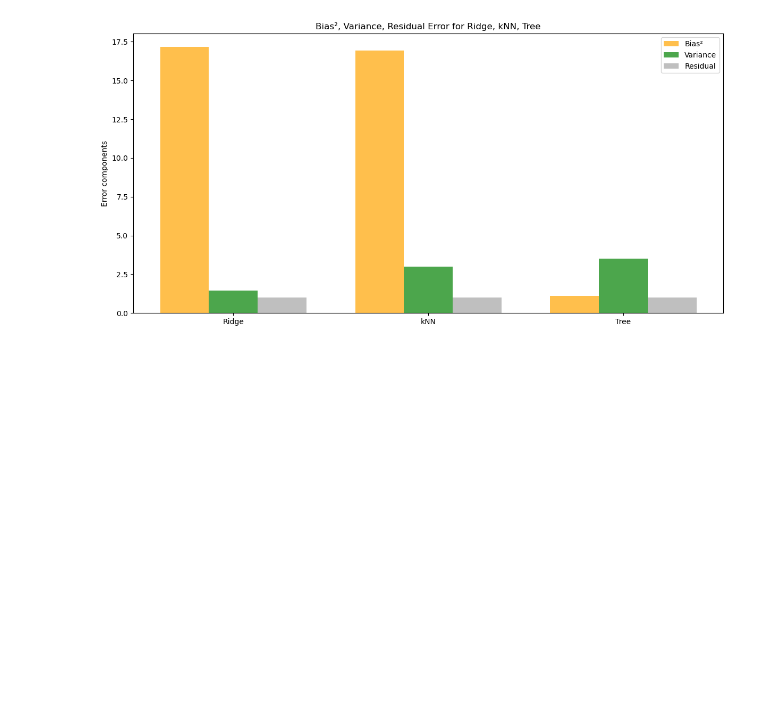
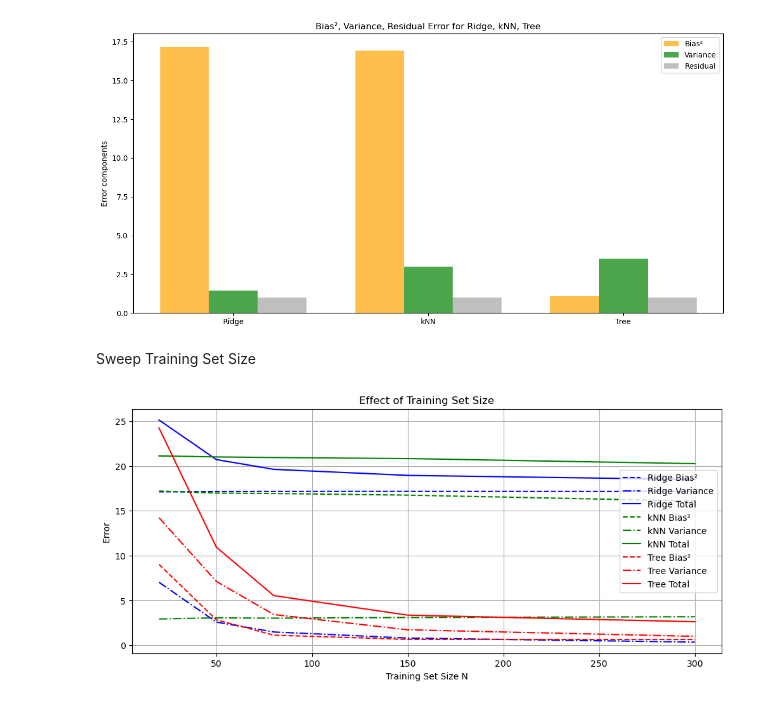
Before and after one commit to khalilAnkri/Bias-and-variance-analysis, a Jupyter notebook: src/bias_variance.ipynb, the cells around one changed output. Saved outputs shown, nothing was run; the diff lists cells and outputs as text; code cells hidden in the pictures; blank space fills up the shorter version.

```diff
--- a/src/bias_variance.ipynb
+++ b/src/bias_variance.ipynb
@@ -210,3 +211,40 @@ plt.savefig(os.path.join(figures_dir, "bias_variance_barplot.png"))
 plt.show()
 # %% [output]
 [figure]
+# %% [markdown]
+Sweep Training Set Size
+# %%
+N_values = [20, 50, 80, 150, 300]
+
+results = {'Ridge':[], 'kNN':[], 'Tree':[]}
+
+for N in N_values:
+    r = estimate_bias_variance(Ridge, {'alpha': 1.0}, N=N, p=5, sigma=1.0, seed=seed)
+    # store numeric components so we can stack into an array
+    results['Ridge'].append([r['bias2'], r['variance'], r['residual'], r['total']])
+
+    r = estimate_bias_variance(KNeighborsRegressor, {'n_neighbors': 5}, N=N, p=5, sigma=1.0, seed=seed)
+    results['kNN'].append([r['bias2'], r['variance'], r['residual'], r['total']])
+
+    r = estimate_bias_variance(DecisionTreeRegressor, {'max_depth': 5}, N=N, p=5, sigma=1.0, seed=seed)
+    results['Tree'].append([r['bias2'], r['variance'], r['residual'], r['total']])
+
+# Convert to proper 2D arrays (shape: (len(N_values), 4))
+for key in results:
+    results[key] = np.array(results[key])
+
+# Plot
+plt.figure(figsize=(12,5))
+for key, color in zip(results.keys(), ['blue', 'green', 'red']):
+    plt.plot(N_values, results[key][:,0], '--', label=f'{key} Bias²', color=color)
+    plt.plot(N_values, results[key][:,1], '-.', label=f'{key} Variance', color=color)
+    plt.plot(N_values, results[key][:,3], '-', label=f'{key} Total', color=color)
+plt.xlabel("Training Set Size N")
+plt.ylabel("Error")
+plt.title("Effect of Training Set Size")
+plt.legend()
+plt.grid(True)
+plt.savefig(os.path.join(figures_dir, "training_size_sweep.png"), dpi=150, bbox_inches='tight')
+plt.show()
+# %% [output]
+[figure, added]
```
Also changed, not shown: parts of 9 cells of this notebook, 6 other files.
